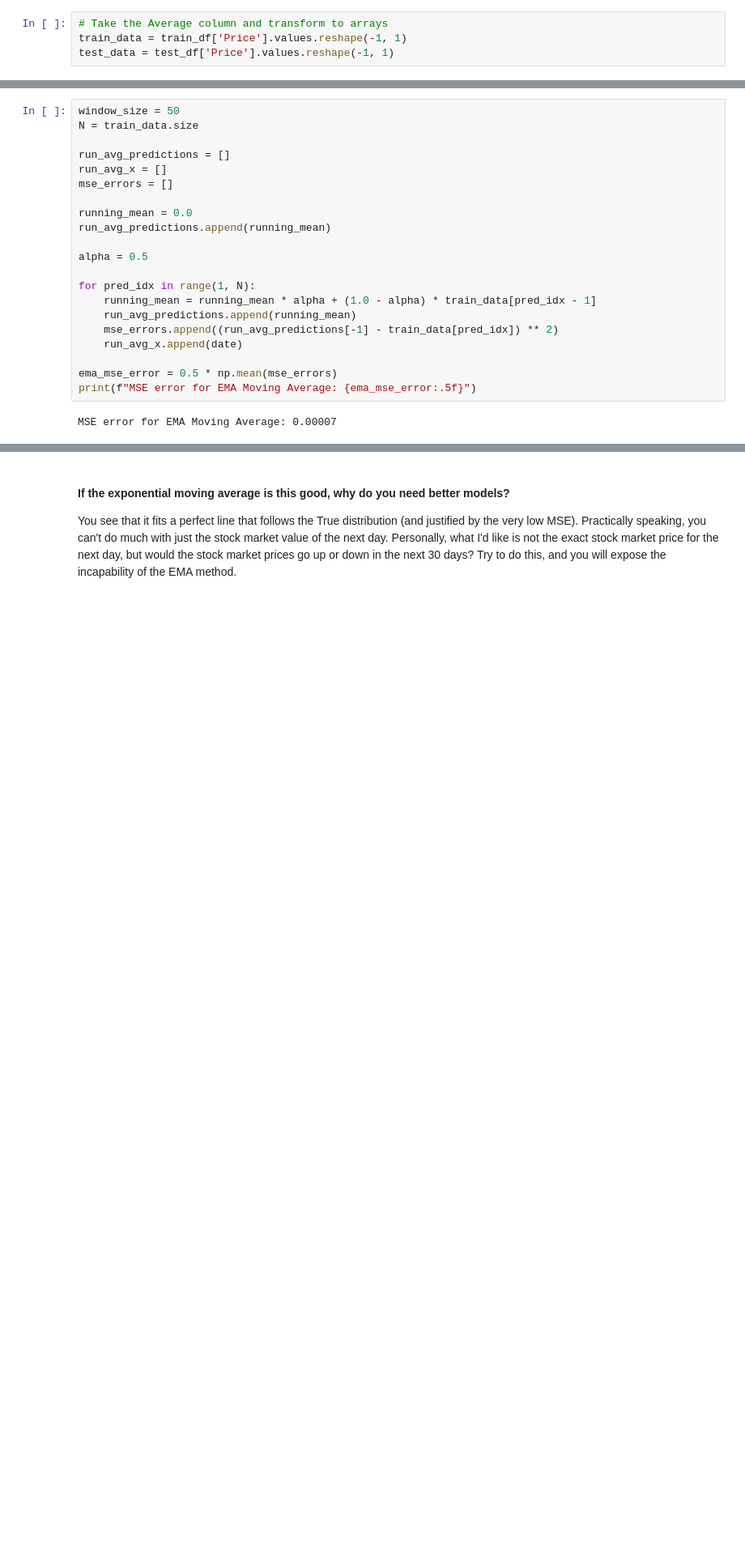
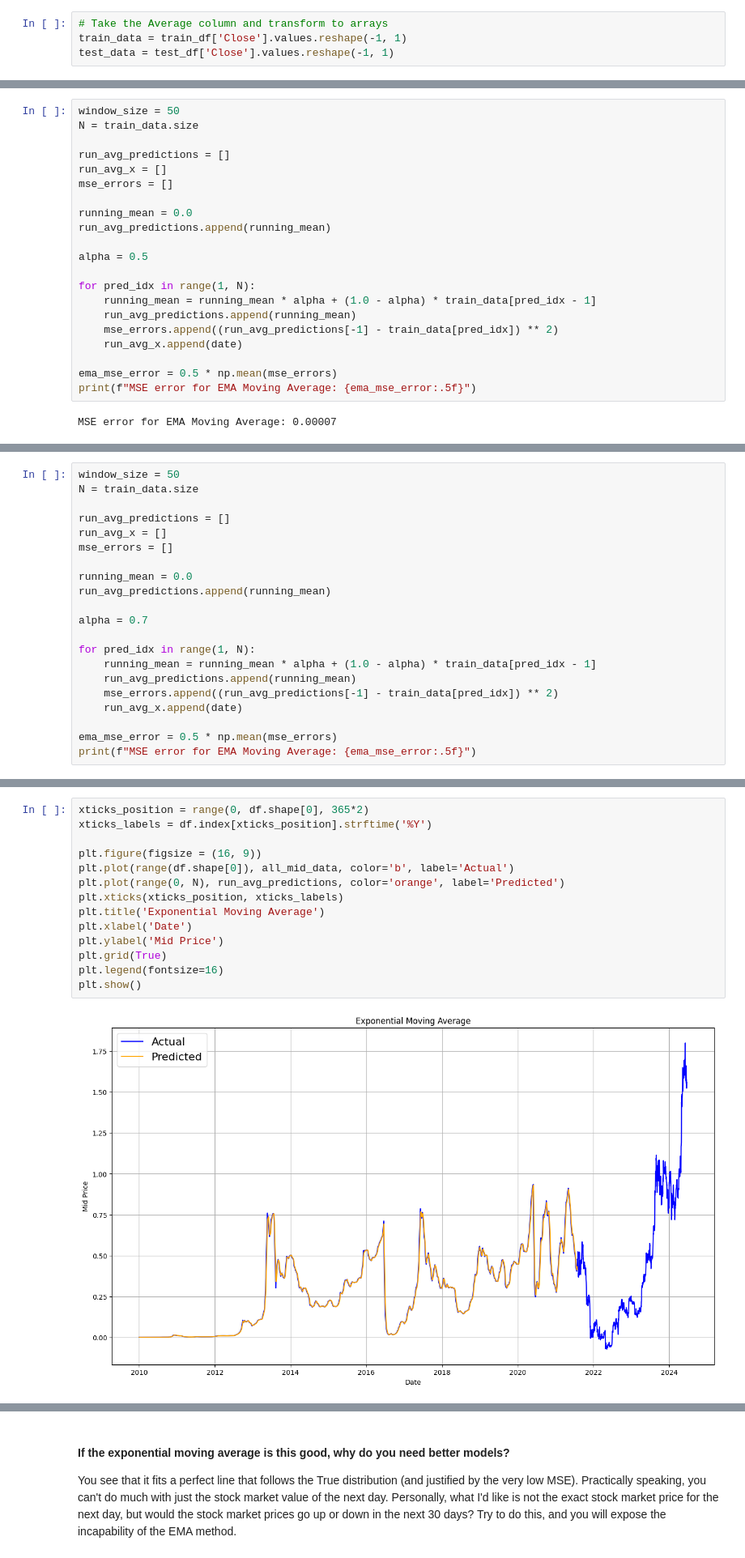
Before and after one commit to Jankiel-Predator/mmda_proj_btc, a Jupyter notebook: ma_ema.ipynb, the cells around one changed output, grey strips where cells are left out. Shown at 81% size. Cells and saved outputs as stored; diff of their text form; blank space fills up the shorter version.

```diff
--- a/ma_ema.ipynb
+++ b/ma_ema.ipynb
@@ -129,7 +117,7 @@ test_df.head()
 # %%
 # Take the Average column and transform to arrays
-train_data = train_df['Price'].values.reshape(-1, 1)
-test_data = test_df['Price'].values.reshape(-1, 1)
+train_data = train_df['Close'].values.reshape(-1, 1)
+test_data = test_df['Close'].values.reshape(-1, 1)
 # %%
 # df[(df.index.year == 2020) & (df.index.month == 12)]
 # %% [markdown]
@@ -293,3 +281,24 @@ plt.legend(fontsize=16)
 plt.show()
 # %% [output]
 [figure]
+# %%
+window_size = 50
+N = train_data.size
+
+run_avg_predictions = []
+run_avg_x = []
+mse_errors = []
+
+running_mean = 0.0
+run_avg_predictions.append(running_mean)
+
+alpha = 0.7
+
+for pred_idx in range(1, N):
+    running_mean = running_mean * alpha + (1.0 - alpha) * train_data[pred_idx - 1]
+    run_avg_predictions.append(running_mean)
+    mse_errors.append((run_avg_predictions[-1] - train_data[pred_idx]) ** 2)
+    run_avg_x.append(date)
+
+ema_mse_error = 0.5 * np.mean(mse_errors)
+print(f"MSE error for EMA Moving Average: {ema_mse_error:.5f}")
@@ -295,0 +307,16 @@ plt.show()
+# %%
+xticks_position = range(0, df.shape[0], 365*2)
+xticks_labels = df.index[xticks_position].strftime('%Y')
+
+plt.figure(figsize = (16, 9))
+plt.plot(range(df.shape[0]), all_mid_data, color='b', label='Actual')
+plt.plot(range(0, N), run_avg_predictions, color='orange', label='Predicted')
+plt.xticks(xticks_position, xticks_labels)
+plt.title('Exponential Moving Average')
+plt.xlabel('Date')
+plt.ylabel('Mid Price')
+plt.grid(True)
+plt.legend(fontsize=16)
+plt.show()
+# %% [output]
+[figure, added]
```
Also changed, not shown: parts of 25 cells of this notebook.
